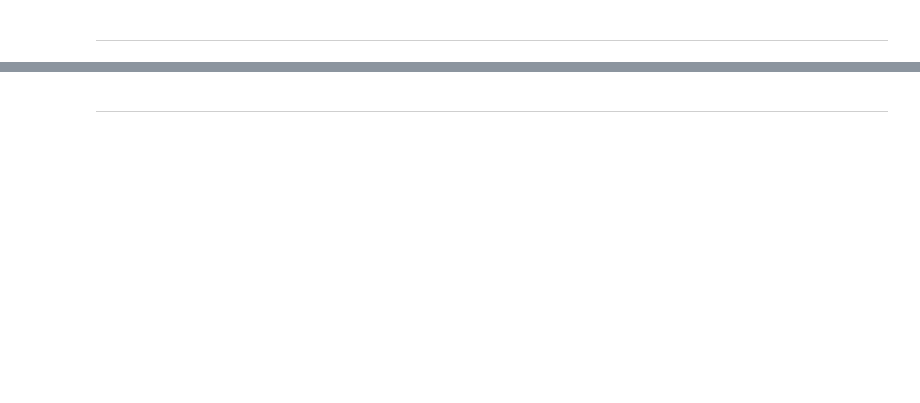
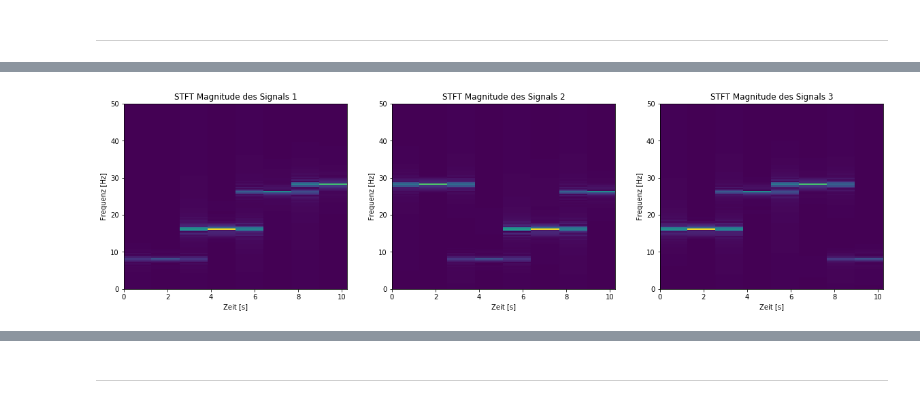
Before and after one commit to TUD-STKS/tud-sv, a Jupyter notebook: Thema-3-Analyse nichtstationärer Signale/3.1 - STFT.ipynb, the cells around one changed output, grey strips where cells are left out. Saved outputs shown, nothing was run; the diff lists cells and outputs as text; code cells hidden in the pictures; blank space fills up the shorter version.

Commit message:
update 3.1-STFT

```diff
--- a/Thema-3-Analyse nichtstationärer Signale/3.1 - STFT.ipynb
+++ b/Thema-3-Analyse nichtstationärer Signale/3.1 - STFT.ipynb
@@ -57,0 +112,29 @@ Beschreibungen...
+# %%
+# Dynamische Fensterung der Signale
+T = 330  # Fensterlänge
+it_s = 300  # Interval
+window = signal.get_window(('tukey', 0.3), T)
+
+i = 0
+for s in (s1, s2, s3):
+    i += 1
+
+    for t in range(len(t_s)//it_s):
+        slide = np.zeros(len(t_s))
+        slide[t*it_s: t*it_s + T] = window
+        s_win = s * slide
+        S_win = np.abs(fftpack.fft(s_win))
+
+        # Darstellung
+        plt.subplot(121)
+        plt.title('Signal %d' %i)
+        plt.xlabel('Zeit [s]')
+        plt.ylabel('s(t)')
+        plt.plot(t_s, s_win)
+        plt.subplot(122)
+        plt.title('Frequenzgang des Signals %d' %i)
+        plt.xlabel('Frequenz [Hz]')
+        plt.ylabel('|S(f)|')
+        plt.plot(f_Hz, S_win[:len(f_Hz)])
+        plt.gcf().set_size_inches(20, 5)
+        plt.pause(0.1)
@@ -69,0 +168,16 @@ Beschreibungen...
+# %%
+# STFT
+i = 0
+for s in (s1, s2, s3):
+    i += 1
+    f, t, Zxx = signal.stft(s, fs_Hz, ('tukey', 0.3))  # Frequenzgänge
+    plt.subplot(1,3,i)
+    plt.pcolormesh(t, f, np.abs(Zxx))
+    plt.title('STFT Magnitude des Signals %d' %i)
+    plt.xlabel('Zeit [s]')
+    plt.ylabel('Frequenz [Hz]')
+
+plt.gcf().set_size_inches(20, 5)
+plt.show()
+# %% [output]
+[figure, added]
```
Also changed, not shown: parts of 20 cells of this notebook, 4 other files.
